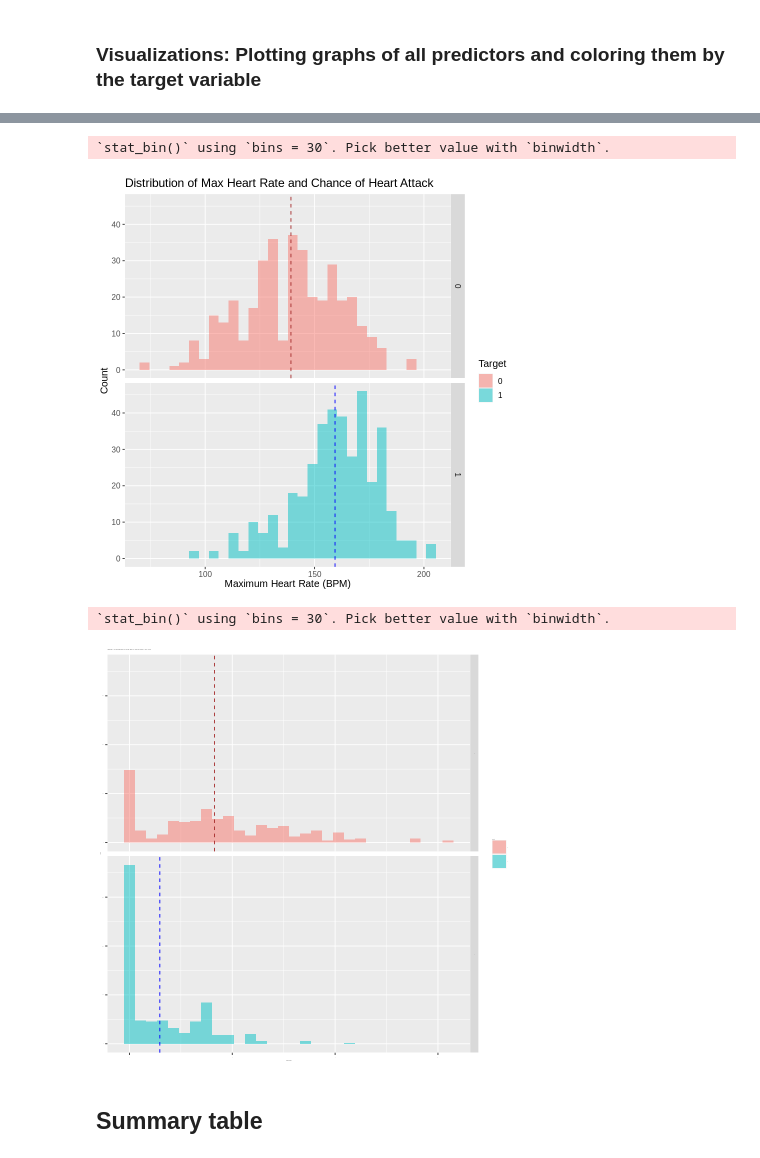
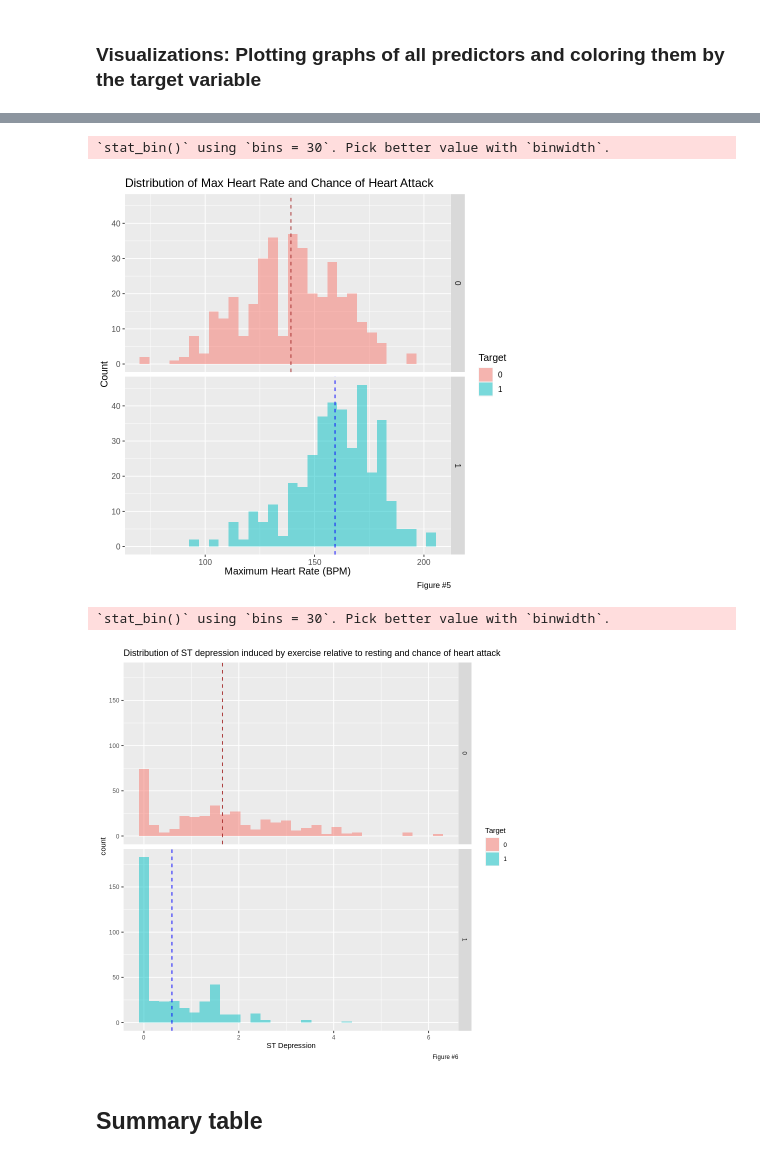
Before and after one commit to carriexu26/DSCI-Group-Project, a Jupyter notebook: heart_disease.ipynb, the cells around one changed output, grey strips where cells are left out. Drawn from its saved outputs; the diff is of its cells as text; code cells hidden in the pictures.

Commit message:
added discussion, a source and figure numbers

```diff
--- a/heart_disease.ipynb
+++ b/heart_disease.ipynb
@@ -269,28 +270,28 @@ thalach_plot <- ggplot(heart_train, aes(x = thalach, fill = target)) +
     geom_vline(data = filter(heart_train, target == 1), aes(xintercept = mean(filter(heart_train,  target == 1)$thalach)),
              color = "blue", linetype = "dashed") +
     facet_grid(rows = vars(target)) +
-    labs(x = "Maximum Heart Rate (BPM)", y="Count", fill = "Target") +
+    labs(x = "Maximum Heart Rate (BPM)", y="Count", fill = "Target", caption = "Figure #5") +
     ggtitle("Distribution of Max Heart Rate and Chance of Heart Attack") +
     theme(text = element_text(size = 12))
 thalach_plot
 # %% [output]
 `stat_bin()` using `bins = 30`. Pick better value with `binwidth`.
-[figure, old version]
+[figure, new version]
 # %%
 oldpeak_plot <- ggplot(heart_train, aes(x = oldpeak, fill = target)) +
     geom_histogram(alpha = 0.5, position = "identity") +
     geom_vline(data = filter(heart_train, target == 0), aes(xintercept = mean(filter(heart_train,  target == 0)$oldpeak)),
              color = "brown", linetype = "dashed") +
     geom_vline(data = filter(heart_train, target == 1), aes(xintercept = mean(filter(heart_train,  target == 1)$oldpeak)),
              color = "blue", linetype = "dashed") +
     facet_grid(rows = vars(target)) +
-    labs(x = "ST Depression", fill = "Target") +
+    labs(x = "ST Depression", fill = "Target", caption = "Figure #6") +
     ggtitle("Distribution of ST depression induced by exercise relative to resting and chance of heart attack") +
-    theme(text = element_text(size = 1))
+    theme(text = element_text(size = 9))
 oldpeak_plot
 # %% [output]
 `stat_bin()` using `bins = 30`. Pick better value with `binwidth`.
-[figure, old version]
+[figure, new version]
 # %% [markdown]
 ## Summary table
 # %%
```
Also changed, not shown: parts of 10 cells of this notebook.
